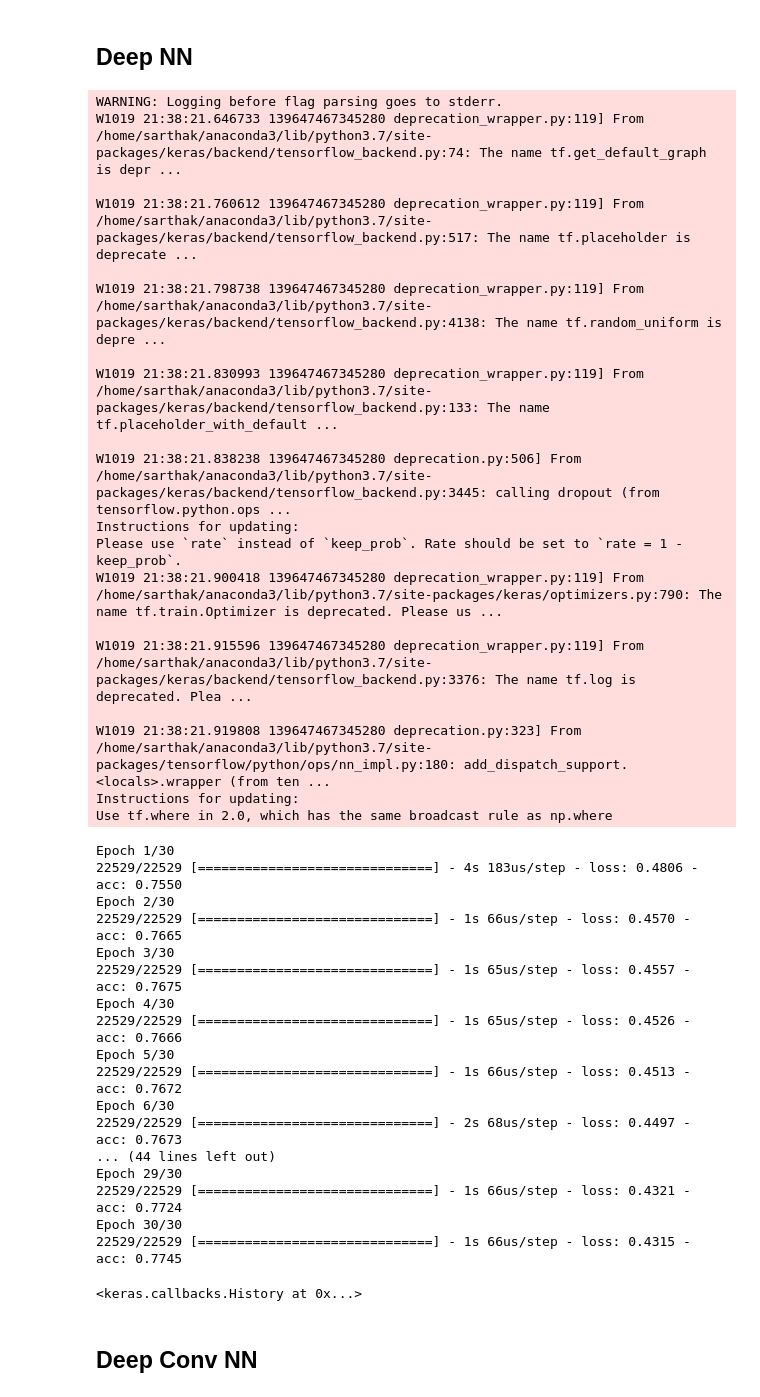
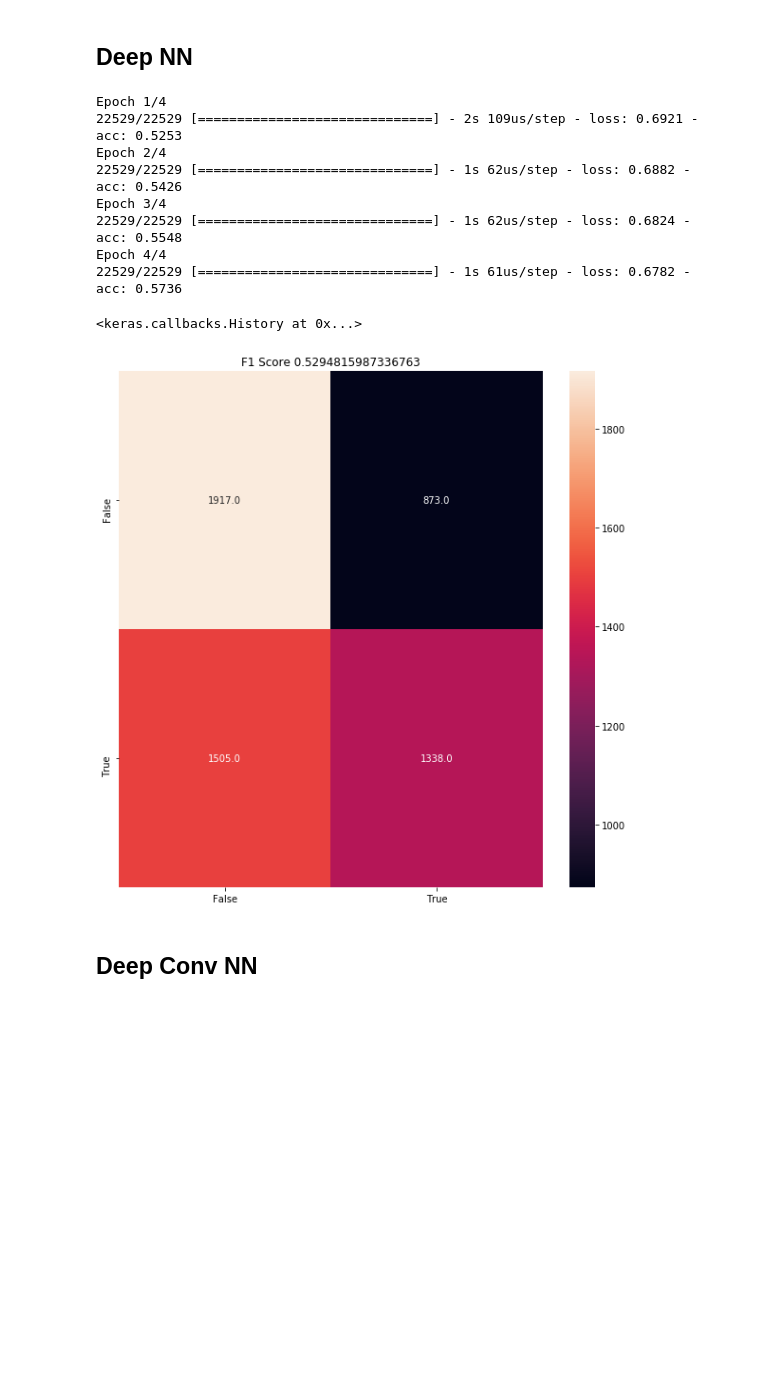
Before and after one commit to fhooton/DeepDrugRepurposer, a Jupyter notebook: Model.ipynb, the cells around one changed output. Drawn from its saved outputs; the diff is of its cells as text; code cells hidden in the pictures; blank space fills up the shorter version.

```diff
--- a/Model.ipynb
+++ b/Model.ipynb
@@ -40,8 +56,9 @@ array([[1547,   34],
 # %% [markdown]
 ## Deep NN
 # %%
+ipDim = train_x.shape[1]
 model = Sequential()
-model.add(Dense(100, activation='relu', input_dim=200))
+model.add(Dense(100, activation='relu', input_dim=ipDim))
 model.add(Dropout(0.5))
 model.add(Dense(50, activation='relu'))
 model.add(Dropout(0.5))
@@ -51,23 +68,3 @@ model.add(Dense(1, activation='sigmoid'))
 model.compile(optimizer='rmsprop',
               loss='binary_crossentropy',
               metrics=['accuracy'])
-# %% [output]
-WARNING: Logging before flag parsing goes to stderr.
-W1019 21:38:21.646733 139647467345280 deprecation_wrapper.py:119] From /home/sarthak/anaconda3/lib/python3.7/site-packages/keras/backend/tensorflow_backend.py:74: The name tf.get_default_graph is depr ...
-
-W1019 21:38:21.760612 139647467345280 deprecation_wrapper.py:119] From /home/sarthak/anaconda3/lib/python3.7/site-packages/keras/backend/tensorflow_backend.py:517: The name tf.placeholder is deprecate ...
-
-W1019 21:38:21.798738 139647467345280 deprecation_wrapper.py:119] From /home/sarthak/anaconda3/lib/python3.7/site-packages/keras/backend/tensorflow_backend.py:4138: The name tf.random_uniform is depre ...
-
-W1019 21:38:21.830993 139647467345280 deprecation_wrapper.py:119] From /home/sarthak/anaconda3/lib/python3.7/site-packages/keras/backend/tensorflow_backend.py:133: The name tf.placeholder_with_default ...
-
-W1019 21:38:21.838238 139647467345280 deprecation.py:506] From /home/sarthak/anaconda3/lib/python3.7/site-packages/keras/backend/tensorflow_backend.py:3445: calling dropout (from tensorflow.python.ops ...
-Instructions for updating:
-Please use `rate` instead of `keep_prob`. Rate should be set to `rate = 1 - keep_prob`.
-W1019 21:38:21.900418 139647467345280 deprecation_wrapper.py:119] From /home/sarthak/anaconda3/lib/python3.7/site-packages/keras/optimizers.py:790: The name tf.train.Optimizer is deprecated. Please us ...
-
-W1019 21:38:21.915596 139647467345280 deprecation_wrapper.py:119] From /home/sarthak/anaconda3/lib/python3.7/site-packages/keras/backend/tensorflow_backend.py:3376: The name tf.log is deprecated. Plea ...
-
-W1019 21:38:21.919808 139647467345280 deprecation.py:323] From /home/sarthak/anaconda3/lib/python3.7/site-packages/tensorflow/python/ops/nn_impl.py:180: add_dispatch_support.<locals>.wrapper (from ten ...
-Instructions for updating:
-Use tf.where in 2.0, which has the same broadcast rule as np.where
@@ -74,24 +73,19 @@ Use tf.where in 2.0, which has the same broadcast rule as np.where
 # %%
-model.fit(train_x, train_y, epochs=30, batch_size=64)
+model.fit(train_x, train_y, epochs=4, batch_size=64)
 # %% [output]
-Epoch 1/30
-22529/22529 [==============================] - 4s 183us/step - loss: 0.4806 - acc: 0.7550
-Epoch 2/30
-22529/22529 [==============================] - 1s 66us/step - loss: 0.4570 - acc: 0.7665
-Epoch 3/30
-22529/22529 [==============================] - 1s 65us/step - loss: 0.4557 - acc: 0.7675
-Epoch 4/30
-22529/22529 [==============================] - 1s 65us/step - loss: 0.4526 - acc: 0.7666
-Epoch 5/30
-22529/22529 [==============================] - 1s 66us/step - loss: 0.4513 - acc: 0.7672
-Epoch 6/30
-22529/22529 [==============================] - 2s 68us/step - loss: 0.4497 - acc: 0.7673
-... (44 lines left out)
-Epoch 29/30
-22529/22529 [==============================] - 1s 66us/step - loss: 0.4321 - acc: 0.7724
-Epoch 30/30
-22529/22529 [==============================] - 1s 66us/step - loss: 0.4315 - acc: 0.7745
+Epoch 1/4
+22529/22529 [==============================] - 2s 109us/step - loss: 0.6921 - acc: 0.5253
+Epoch 2/4
+22529/22529 [==============================] - 1s 62us/step - loss: 0.6882 - acc: 0.5426
+Epoch 3/4
+22529/22529 [==============================] - 1s 62us/step - loss: 0.6824 - acc: 0.5548
+Epoch 4/4
+22529/22529 [==============================] - 1s 61us/step - loss: 0.6782 - acc: 0.5736
 <keras.callbacks.History at 0x...>
+# %%
+plotHeatmap(model, test_x, test_y)
+# %% [output]
+[figure, added]
 # %% [markdown]
 ## Deep Conv NN
 # %%
```
Also changed, not shown: parts of 15 cells of this notebook, 2 other files.
